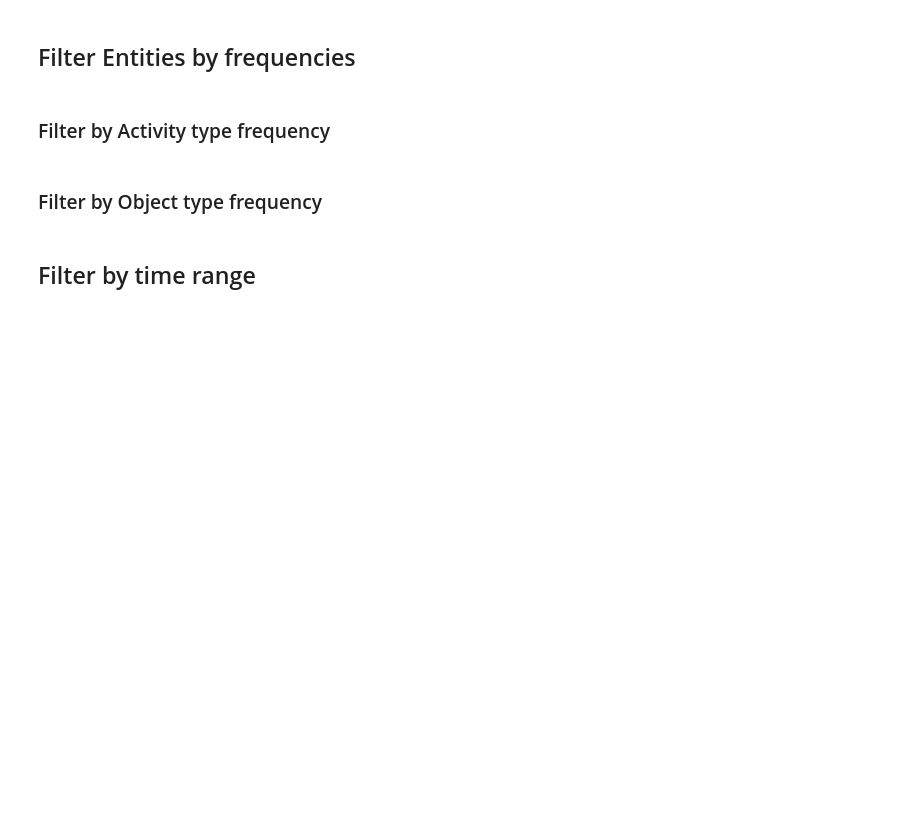
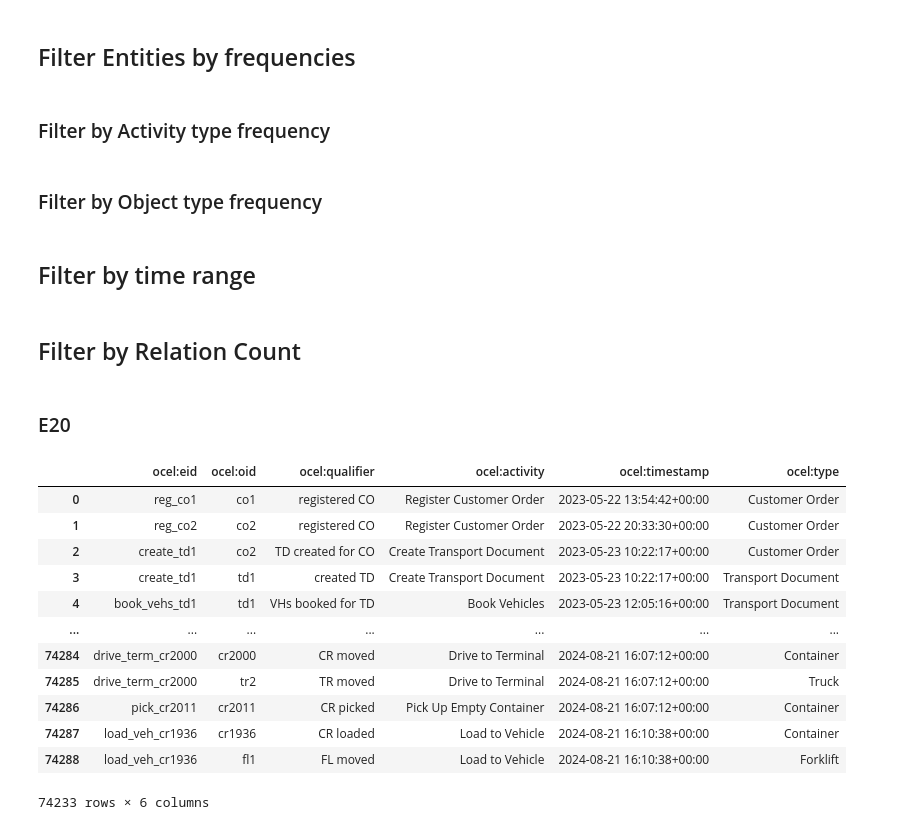
Before and after one commit to rwth-pads/ocelescope, a Jupyter notebook: src/backend/notebooks/filter.ipynb, the cells around one changed output. Drawn from its saved outputs; the diff is of its cells as text; code cells hidden in the pictures; blank space fills up the shorter version.

Commit message:
:sparkles: Add filters

```diff
--- a/src/backend/notebooks/filter.ipynb
+++ b/src/backend/notebooks/filter.ipynb
@@ -94,3 +94,23 @@ def filter_by_time_range(ocel:OCEL,start_time:Optional[str]=None, end_time:Optio
         mask &= events_df["ocel:timestamp"] <= end_time
 
     return mask if include else ~mask
+# %% [markdown]
+## Filter by Relation Count
+# %% [markdown]
+### E20
+# %%
+ocel.relations
+# %% [output]
+|  | ocel:eid | ocel:oid | ocel:qualifier | ocel:activity | ocel:timestamp | ocel:type |
+| 0 | reg_co1 | co1 | registered CO | Register Customer Order | 2023-05-22 13:54:42+00:00 | Customer Order |
+| 1 | reg_co2 | co2 | registered CO | Register Customer Order | 2023-05-22 20:33:30+00:00 | Customer Order |
+| 2 | create_td1 | co2 | TD created for CO | Create Transport Document | 2023-05-23 10:22:17+00:00 | Customer Order |
+| 3 | create_td1 | td1 | created TD | Create Transport Document | 2023-05-23 10:22:17+00:00 | Transport Document |
+| 4 | book_vehs_td1 | td1 | VHs booked for TD | Book Vehicles | 2023-05-23 12:05:16+00:00 | Transport Document |
+| ... | ... | ... | ... | ... | ... | ... |
+| 74284 | drive_term_cr2000 | cr2000 | CR moved | Drive to Terminal | 2024-08-21 16:07:12+00:00 | Container |
+| 74285 | drive_term_cr2000 | tr2 | TR moved | Drive to Terminal | 2024-08-21 16:07:12+00:00 | Truck |
+| 74286 | pick_cr2011 | cr2011 | CR picked | Pick Up Empty Container | 2024-08-21 16:07:12+00:00 | Container |
+| 74287 | load_veh_cr1936 | cr1936 | CR loaded | Load to Vehicle | 2024-08-21 16:10:38+00:00 | Container |
+| 74288 | load_veh_cr1936 | fl1 | FL moved | Load to Vehicle | 2024-08-21 16:10:38+00:00 | Forklift |
+74233 rows × 6 columns
```
Also changed, not shown: parts of 10 cells of this notebook, 21 other files.
